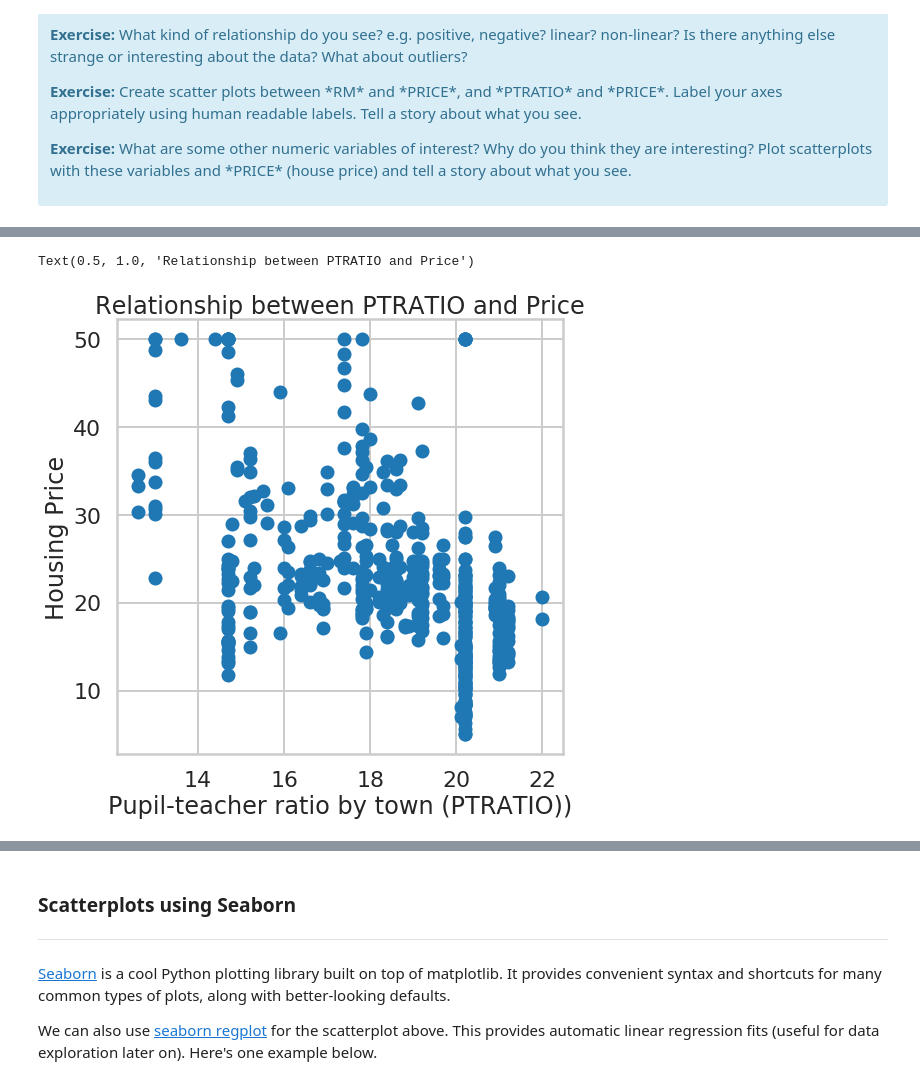
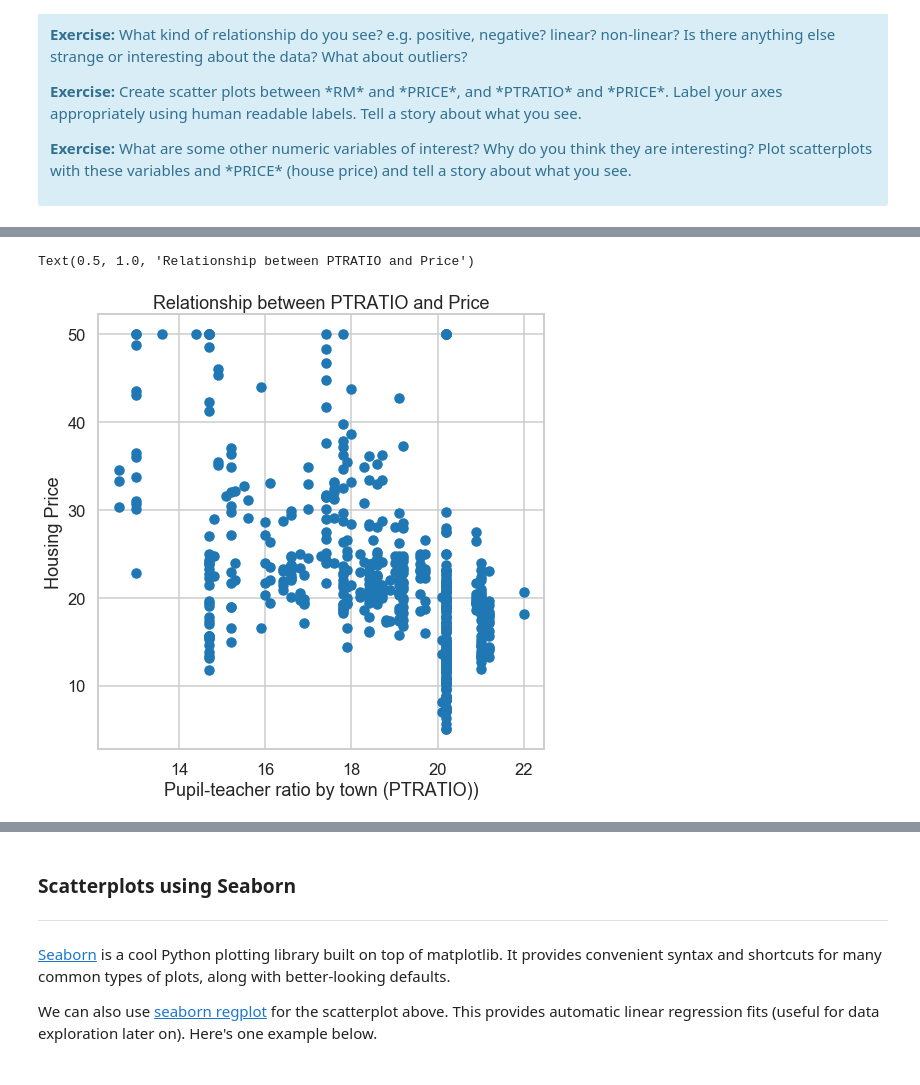
Before and after one commit to yegorkryukov/springboard, a Jupyter notebook: 11.4.1/Mini_Project_Linear_Regression.ipynb, the cells around one changed output, grey strips where cells are left out. Cells and saved outputs as stored; diff of their text form; code cells hidden in the pictures.

```diff
--- a/11.4.1/Mini_Project_Linear_Regression.ipynb
+++ b/11.4.1/Mini_Project_Linear_Regression.ipynb
@@ -29,7 +29,7 @@ import seaborn as sns
 # special matplotlib argument for improved plots
 from matplotlib import rcParams
 sns.set_style("whitegrid")
-sns.set_context("poster")
+sns.set_context("talk")
 # %% [markdown]
 ***
 # Part 1: Introduction to Linear Regression
@@ -290,6 +290,6 @@ sns.heatmap(bos.corr(), annot=True)
 # %%
 # your turn: scatter plot between *RM* and *PRICE*
-sns.set_context("poster")
+sns.set_context("talk")
 rcParams['figure.figsize'] = 8, 8
 plt.scatter(bos.RM, bos.PRICE)
 plt.xlabel("Average number of rooms per dwelling (RM))")
@@ -301,13 +301,13 @@ Text(0.5, 1.0, 'Relationship between RM and Price')
 # %%
 # your turn: scatter plot between *PTRATIO* and *PRICE*
-sns.set_context("poster")
+sns.set_context("talk")
 rcParams['figure.figsize'] = 8, 8
 plt.scatter(bos.PTRATIO, bos.PRICE)
 plt.xlabel("Pupil-teacher ratio by town (PTRATIO))")
 plt.ylabel("Housing Price")
 plt.title("Relationship between PTRATIO and Price")
 # %% [output]
 Text(0.5, 1.0, 'Relationship between PTRATIO and Price')
-[figure, old version]
+[figure, new version]
 # %%
 # your turn: create some other scatter plots
```
Also changed, not shown: parts of 70 cells of this notebook.
